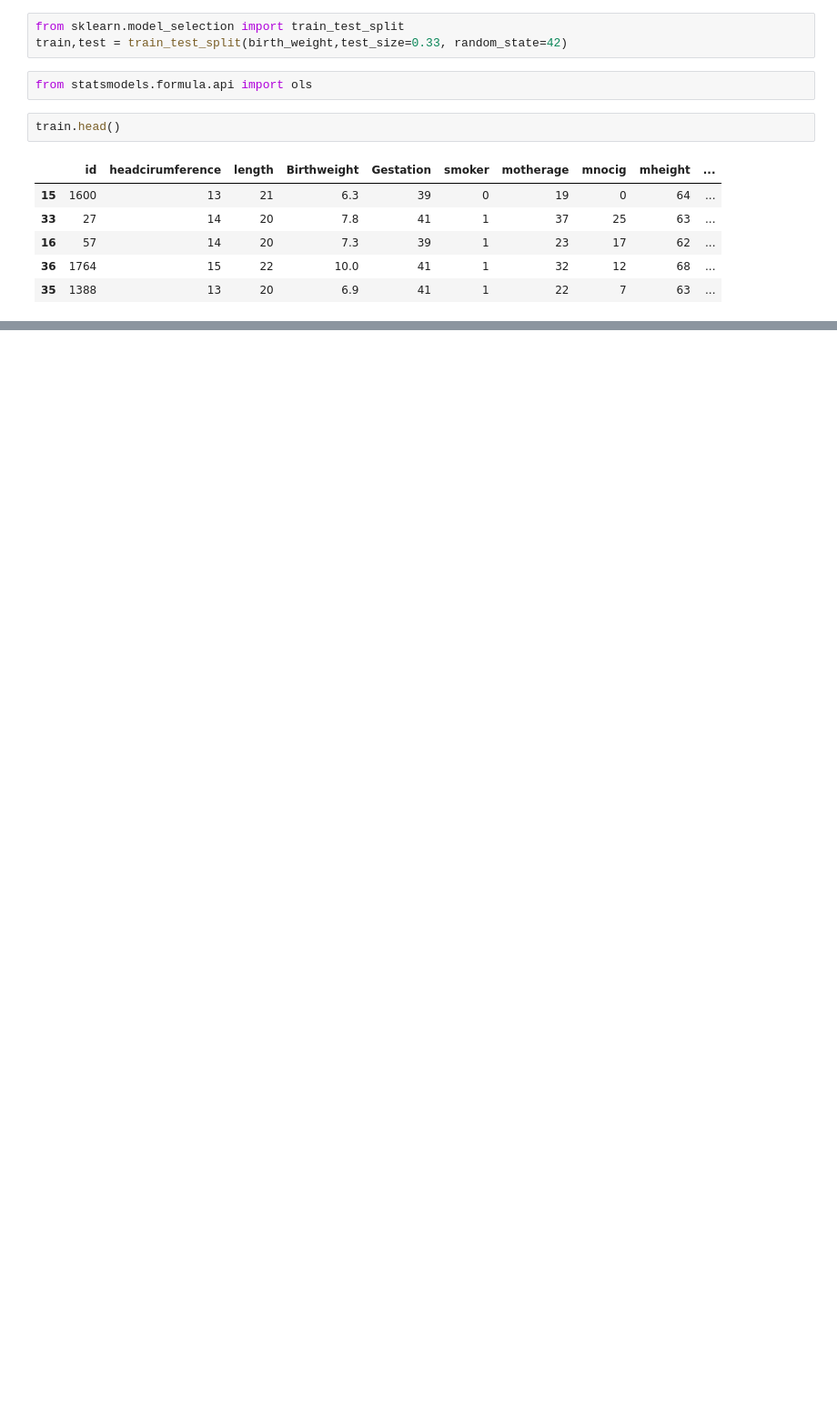
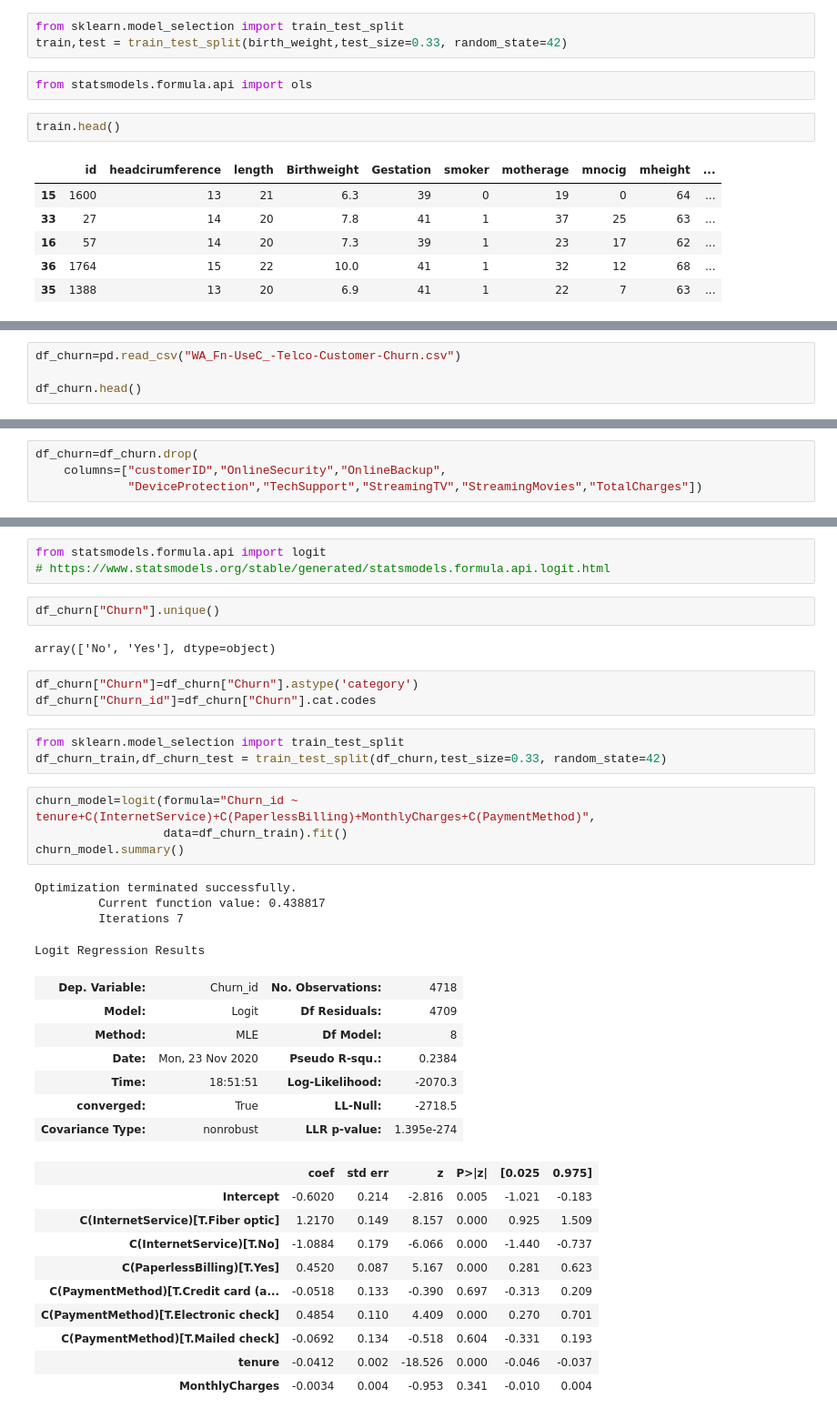
Before and after one commit to ccantarero91/orange-stats, a Jupyter notebook: Estadistica-Orange.ipynb, the cells around one changed output, grey strips where cells are left out. Shown at 91% size. Saved outputs shown, nothing was run; the diff lists cells and outputs as text; blank space fills up the shorter version.

```diff
--- a/Estadistica-Orange.ipynb
+++ b/Estadistica-Orange.ipynb
@@ -347,0 +442,4 @@ strong multicollinearity or other numerical problems.
+# %%
+df_churn=pd.read_csv("WA_Fn-UseC_-Telco-Customer-Churn.csv")
+
+df_churn.head()
@@ -347,0 +474,4 @@ strong multicollinearity or other numerical problems.
+# %%
+df_churn=df_churn.drop(
+    columns=["customerID","OnlineSecurity","OnlineBackup",
+             "DeviceProtection","TechSupport","StreamingTV","StreamingMovies","TotalCharges"])
@@ -347,0 +495,39 @@ strong multicollinearity or other numerical problems.
+# %%
+from statsmodels.formula.api import logit
+# https://www.statsmodels.org/stable/generated/statsmodels.formula.api.logit.html
+# %%
+df_churn["Churn"].unique()
+# %% [output]
+array(['No', 'Yes'], dtype=object)
+# %%
+df_churn["Churn"]=df_churn["Churn"].astype('category')
+df_churn["Churn_id"]=df_churn["Churn"].cat.codes
+# %%
+from sklearn.model_selection import train_test_split
+df_churn_train,df_churn_test = train_test_split(df_churn,test_size=0.33, random_state=42)
+# %%
+churn_model=logit(formula="Churn_id ~ tenure+C(InternetService)+C(PaperlessBilling)+MonthlyCharges+C(PaymentMethod)",
+                  data=df_churn_train).fit()
+churn_model.summary()
+# %% [output]
+Optimization terminated successfully.
+         Current function value: 0.438817
+         Iterations 7
+Logit Regression Results
+| Dep. Variable: | Churn_id | No. Observations: | 4718 |
+| Model: | Logit | Df Residuals: | 4709 |
+| Method: | MLE | Df Model: | 8 |
+| Date: | Mon, 23 Nov 2020 | Pseudo R-squ.: | 0.2384 |
+| Time: | 18:51:51 | Log-Likelihood: | -2070.3 |
+| converged: | True | LL-Null: | -2718.5 |
+| Covariance Type: | nonrobust | LLR p-value: | 1.395e-274 |
+|  | coef | std err | z | P>|z| | [0.025 | 0.975] |
+| Intercept | -0.6020 | 0.214 | -2.816 | 0.005 | -1.021 | -0.183 |
+| C(InternetService)[T.Fiber optic] | 1.2170 | 0.149 | 8.157 | 0.000 | 0.925 | 1.509 |
+| C(InternetService)[T.No] | -1.0884 | 0.179 | -6.066 | 0.000 | -1.440 | -0.737 |
+| C(PaperlessBilling)[T.Yes] | 0.4520 | 0.087 | 5.167 | 0.000 | 0.281 | 0.623 |
+| C(PaymentMethod)[T.Credit card (a... | -0.0518 | 0.133 | -0.390 | 0.697 | -0.313 | 0.209 |
+| C(PaymentMethod)[T.Electronic check] | 0.4854 | 0.110 | 4.409 | 0.000 | 0.270 | 0.701 |
+| C(PaymentMethod)[T.Mailed check] | -0.0692 | 0.134 | -0.518 | 0.604 | -0.331 | 0.193 |
+| tenure | -0.0412 | 0.002 | -18.526 | 0.000 | -0.046 | -0.037 |
+| MonthlyCharges | -0.0034 | 0.004 | -0.953 | 0.341 | -0.010 | 0.004 |
```
Also changed, not shown: parts of 22 cells of this notebook, 1 other file.
